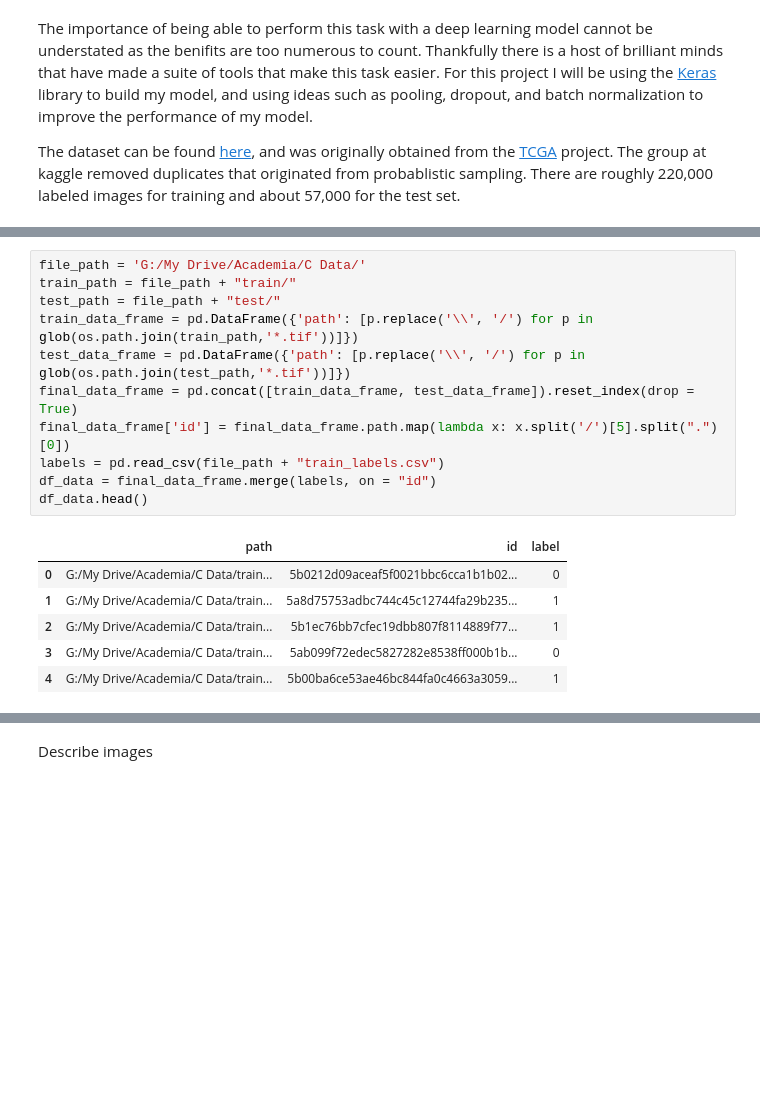
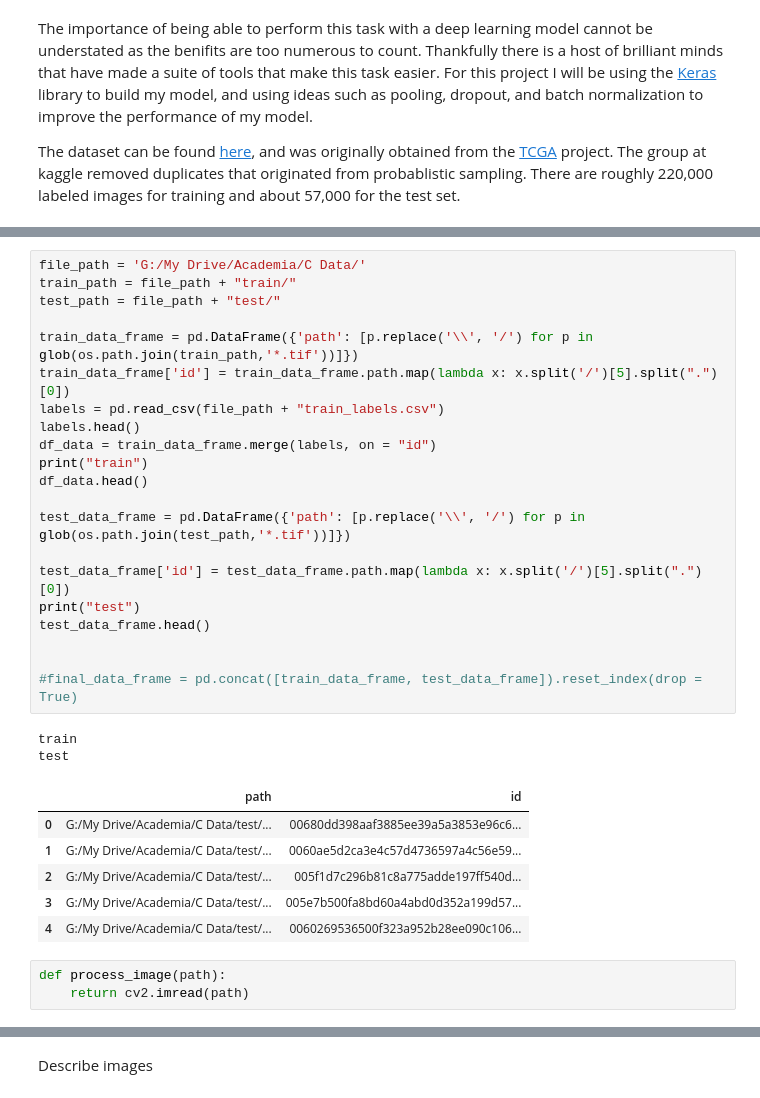
Before and after one commit to IsomorphicAlgo/Histopathologic-Cancer-Detection-Deep-Model, a Jupyter notebook: Histopathologic Cancer Detection Deep Model.ipynb, the cells around one changed output, grey strips where cells are left out. Cells and saved outputs as stored; diff of their text form; blank space fills up the shorter version.

```diff
--- a/Histopathologic Cancer Detection Deep Model.ipynb
+++ b/Histopathologic Cancer Detection Deep Model.ipynb
@@ -48,21 +68,36 @@ from sklearn.metrics import confusion_matrix,roc_curve,auc
 # %%
 file_path = 'G:/My Drive/Academia/C Data/'
 train_path = file_path + "train/"
 test_path = file_path + "test/"
+
 train_data_frame = pd.DataFrame({'path': [p.replace('\\', '/') for p in glob(os.path.join(train_path,'*.tif'))]})
+train_data_frame['id'] = train_data_frame.path.map(lambda x: x.split('/')[5].split(".")[0])
+labels = pd.read_csv(file_path + "train_labels.csv")
+labels.head()
+df_data = train_data_frame.merge(labels, on = "id")
+print("train")
+df_data.head()
+
 test_data_frame = pd.DataFrame({'path': [p.replace('\\', '/') for p in glob(os.path.join(test_path,'*.tif'))]})
-final_data_frame = pd.concat([train_data_frame, test_data_frame]).reset_index(drop = True)
-final_data_frame['id'] = final_data_frame.path.map(lambda x: x.split('/')[5].split(".")[0])
-labels = pd.read_csv(file_path + "train_labels.csv")
-df_data = final_data_frame.merge(labels, on = "id")
-df_data.head()
+
+test_data_frame['id'] = test_data_frame.path.map(lambda x: x.split('/')[5].split(".")[0])
+print("test")
+test_data_frame.head()
+
+
+#final_data_frame = pd.concat([train_data_frame, test_data_frame]).reset_index(drop = True)
 # %% [output]
+train
+test
-|  | path | id | label |
-| 0 | G:/My Drive/Academia/C Data/train... | 5b0212d09aceaf5f0021bbc6cca1b1b02... | 0 |
-| 1 | G:/My Drive/Academia/C Data/train... | 5a8d75753adbc744c45c12744fa29b235... | 1 |
-| 2 | G:/My Drive/Academia/C Data/train... | 5b1ec76bb7cfec19dbb807f8114889f77... | 1 |
-| 3 | G:/My Drive/Academia/C Data/train... | 5ab099f72edec5827282e8538ff000b1b... | 0 |
-| 4 | G:/My Drive/Academia/C Data/train... | 5b00ba6ce53ae46bc844fa0c4663a3059... | 1 |
+|  | path | id |
+| 0 | G:/My Drive/Academia/C Data/test/... | 00680dd398aaf3885ee39a5a3853e96c6... |
+| 1 | G:/My Drive/Academia/C Data/test/... | 0060ae5d2ca3e4c57d4736597a4c56e59... |
+| 2 | G:/My Drive/Academia/C Data/test/... | 005f1d7c296b81c8a775adde197ff540d... |
+| 3 | G:/My Drive/Academia/C Data/test/... | 005e7b500fa8bd60a4abd0d352a199d57... |
+| 4 | G:/My Drive/Academia/C Data/test/... | 0060269536500f323a952b28ee090c106... |
+# %%
+def process_image(path):
+    return cv2.imread(path)
 # %%
 def load_data(N,data_frame):
     """ This functions loads N images using the data df
```
Also changed, not shown: parts of 14 cells of this notebook, 3 other files.
